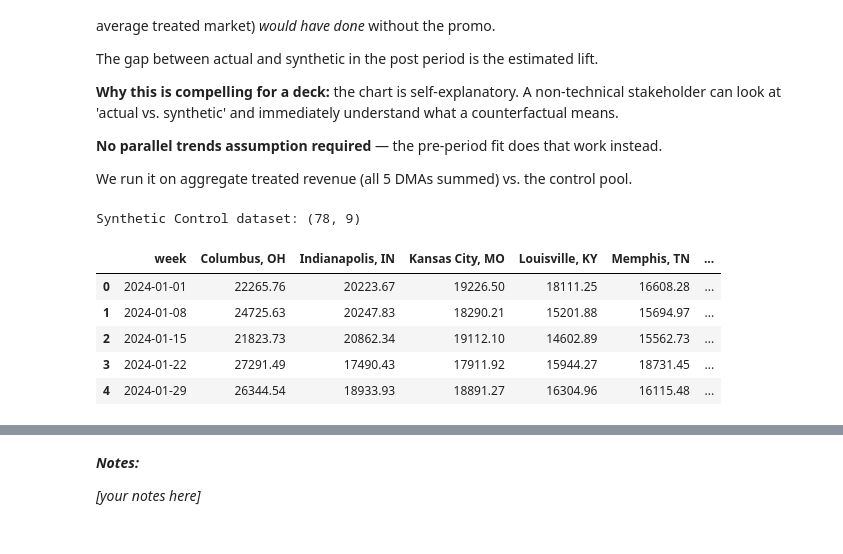
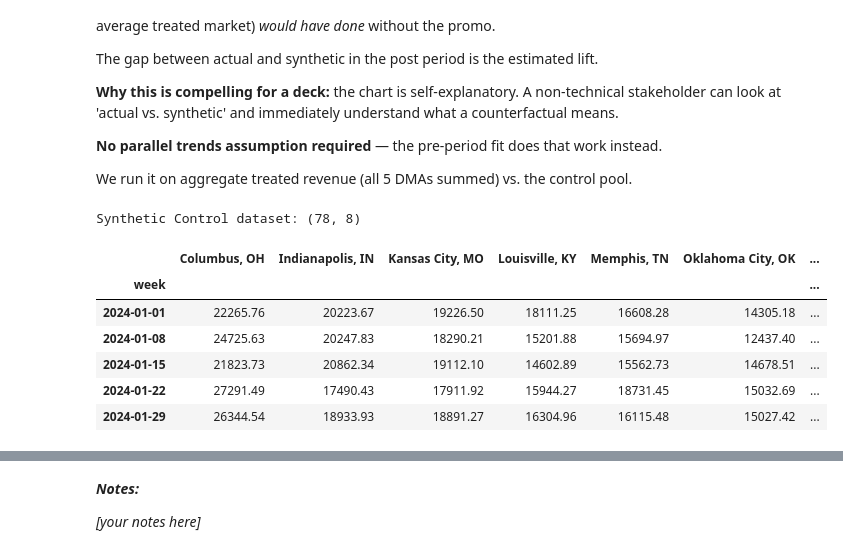
Before and after one commit to jwalluww/MarketingScience, a Jupyter notebook: geo-incrementality/notebooks/geo_incrementality_luma.ipynb, the cells around one changed output, grey strips where cells are left out. Saved outputs shown, nothing was run; the diff lists cells and outputs as text; code cells hidden in the pictures.

```diff
--- a/geo-incrementality/notebooks/geo_incrementality_luma.ipynb
+++ b/geo-incrementality/notebooks/geo_incrementality_luma.ipynb
@@ -473,16 +471,19 @@ We run it on aggregate treated revenue (all 5 DMAs summed) vs. the control pool.
 # %%
 # ── Prep: wide format, pre/post split ───────────────────────────────────
 # Aggregate all treated DMAs into one series
 treated_agg = df_wide[treated_dmas].sum(axis=1).rename('Treated_Aggregate')
-sc_df = pd.concat([df_wide[control_dmas], treated_agg], axis=1).reset_index()
+sc_df = pd.concat([df_wide[control_dmas], treated_agg], axis=1)
+
+sc_df.index.name = 'week'
 
 print(f'Synthetic Control dataset: {sc_df.shape}')
 sc_df.head()
 # %% [output]
-Synthetic Control dataset: (78, 9)
+Synthetic Control dataset: (78, 8)
-|  | week | Columbus, OH | Indianapolis, IN | Kansas City, MO | Louisville, KY | Memphis, TN | ... |
-| 0 | 2024-01-01 | 22265.76 | 20223.67 | 19226.50 | 18111.25 | 16608.28 | ... |
-| 1 | 2024-01-08 | 24725.63 | 20247.83 | 18290.21 | 15201.88 | 15694.97 | ... |
-| 2 | 2024-01-15 | 21823.73 | 20862.34 | 19112.10 | 14602.89 | 15562.73 | ... |
-| 3 | 2024-01-22 | 27291.49 | 17490.43 | 17911.92 | 15944.27 | 18731.45 | ... |
-| 4 | 2024-01-29 | 26344.54 | 18933.93 | 18891.27 | 16304.96 | 16115.48 | ... |
+|  | Columbus, OH | Indianapolis, IN | Kansas City, MO | Louisville, KY | Memphis, TN | Oklahoma City, OK | ... |
+| week |  |  |  |  |  |  | ... |
+| 2024-01-01 | 22265.76 | 20223.67 | 19226.50 | 18111.25 | 16608.28 | 14305.18 | ... |
+| 2024-01-08 | 24725.63 | 20247.83 | 18290.21 | 15201.88 | 15694.97 | 12437.40 | ... |
+| 2024-01-15 | 21823.73 | 20862.34 | 19112.10 | 14602.89 | 15562.73 | 14678.51 | ... |
+| 2024-01-22 | 27291.49 | 17490.43 | 17911.92 | 15944.27 | 18731.45 | 15032.69 | ... |
+| 2024-01-29 | 26344.54 | 18933.93 | 18891.27 | 16304.96 | 16115.48 | 15027.42 | ... |
```
Also changed, not shown: parts of 9 cells of this notebook, 3 other files.
